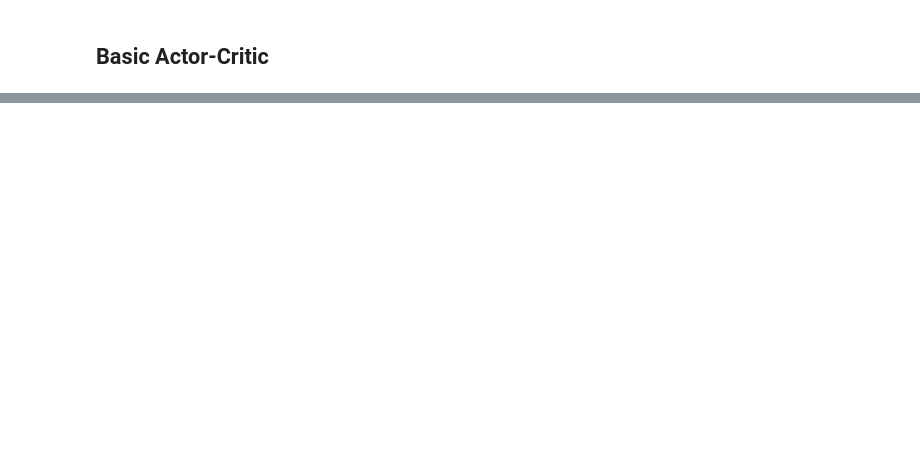
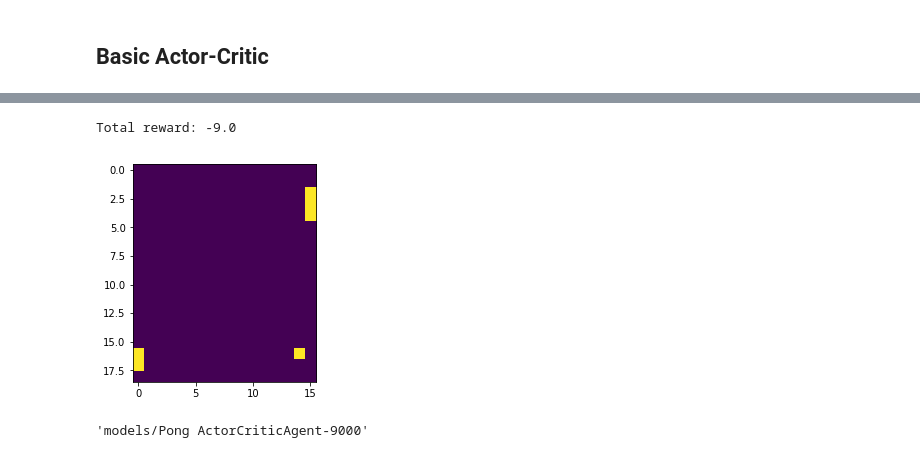
Before and after one commit to omikad/studying-ml, a Jupyter notebook: RL/actor_critic.ipynb, the cells around one changed output, grey strips where cells are left out. Saved outputs shown, nothing was run; the diff lists cells and outputs as text; code cells hidden in the pictures; blank space fills up the shorter version.

Commit message:
Actor Critic

```diff
--- a/RL/actor_critic.ipynb
+++ b/RL/actor_critic.ipynb
@@ -188,0 +220,15 @@ episode: 100/100, reward 92.8, frames 99, exploration rate: 0.053
+# %%
+evaluate(env, agent, params, 500)
+# %% [output]
+Total reward: -9.0
+# %%
+show(env, agent, params, 500, width=19, height=16, greedy=True)
+# %% [output]
+[figure, added]
+# %%
+# Save rewards/model
+# pd.DataFrame(rewards).to_csv('models/rewards_40K_50K.csv', header=None)
+saver = tf.train.Saver()
+saver.save(session, 'models/Pong ActorCriticAgent', global_step=9000)
+# %% [output]
+'models/Pong ActorCriticAgent-9000'
```
Also changed, not shown: parts of 4 cells of this notebook, 14 other files.
